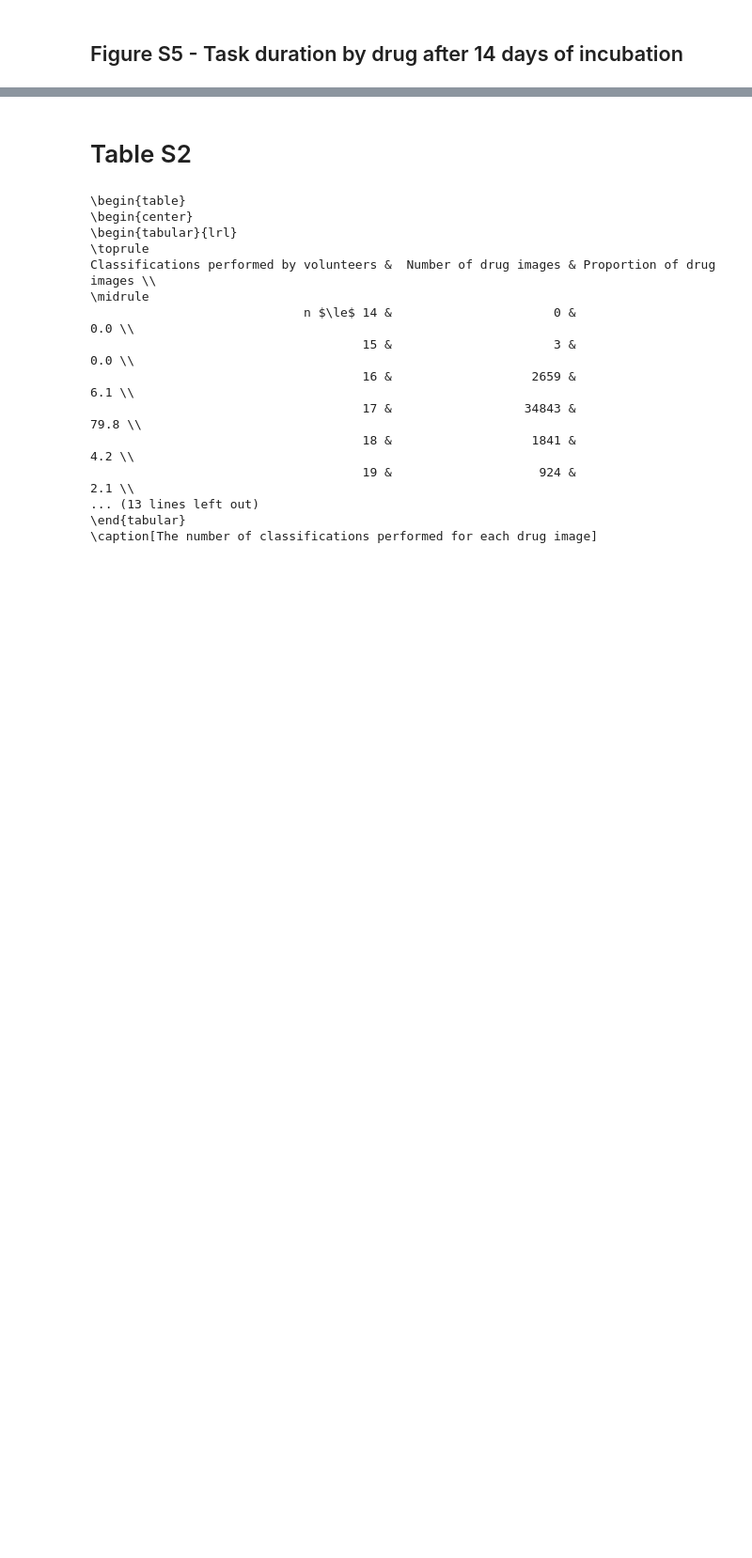
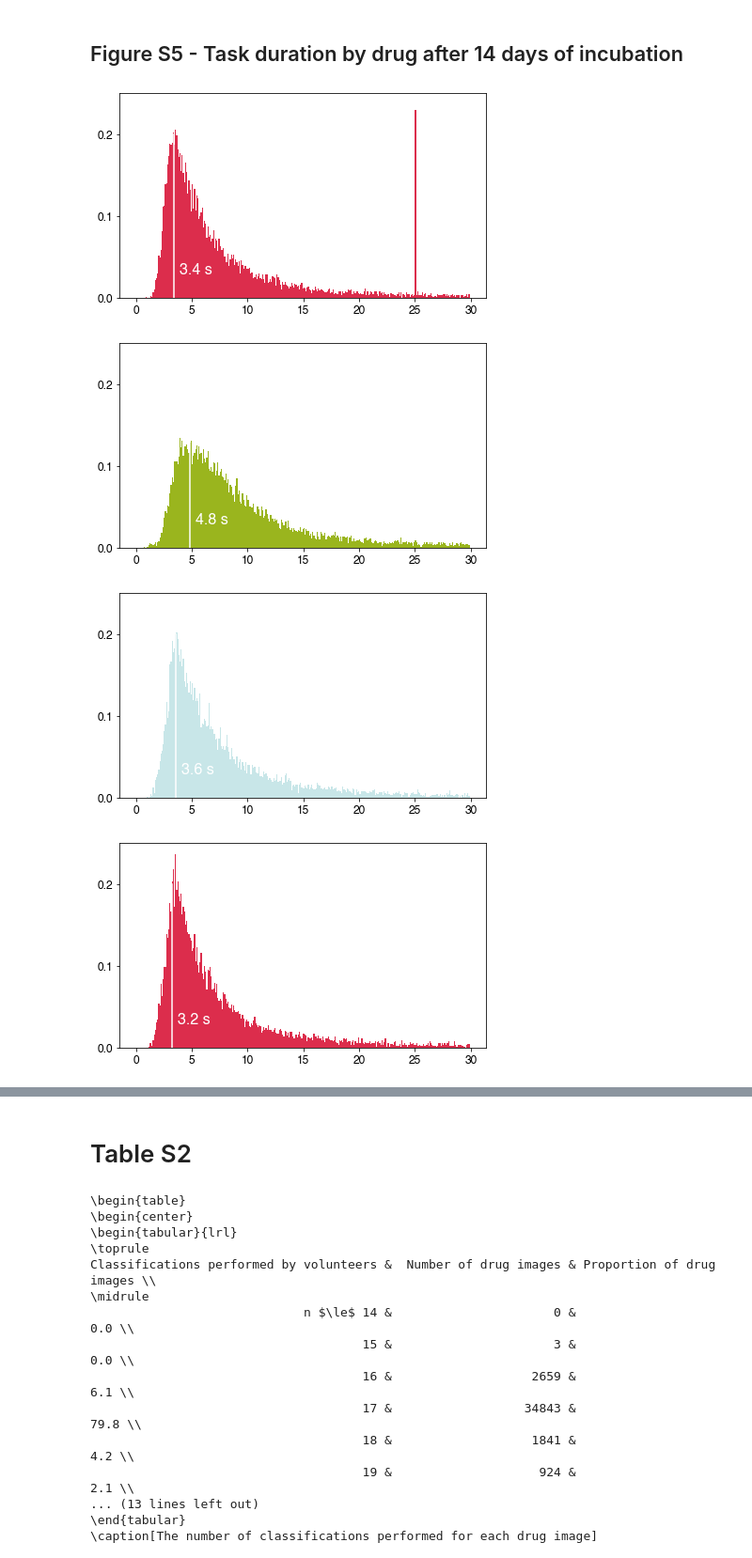
Before and after one commit to fowler-lab/bashthebug-consensus-dataset, a Jupyter notebook: recreate-figures-and-tables.ipynb, the cells around one changed output, grey strips where cells are left out. Shown at 94% size. Cells and saved outputs as stored; diff of their text form; code cells hidden in the pictures; blank space fills up the shorter version.

```diff
--- a/recreate-figures-and-tables.ipynb
+++ b/recreate-figures-and-tables.ipynb
@@ -339,35 +340,42 @@ for reading_day in [7,10,14,21]:
 # %% [markdown]
 ## Figure S5 - Task duration by drug after 14 days of incubation
 # %%
-colours=['#dc2d4c','#9ab51e','#c8e6e8']
+CLASSIFICATIONS.reset_index(inplace=True)
+
+colours=list(bashthebug_colours.values())
 
 counter=0
 
 path=pathlib.Path.cwd() / 'pdf' / '14' / 'duration'
 path.mkdir(parents=True,exist_ok=True)
 
 for drug in DRUG_LIST:
 
     if drug=='POS':
         continue
 
     df=copy.deepcopy(CLASSIFICATIONS.loc[(CLASSIFICATIONS.READINGDAY==14) & (CLASSIFICATIONS.DRUG==drug)])
 
     graph,axes=plt.subplots(1,1,figsize=(7,4))
     a=axes.hist(df.TASK_DURATION,bins=numpy.arange(0,30,0.1),density=True,color=colours[counter % 3])
     axes.set_ylim([0,0.25])
     axes.set_yticks([0,0.1,0.2])
 
     df['TASK_DURATION_BIN']=pandas.cut(df.TASK_DURATION,bins=numpy.arange(0,30,0.2),labels=False,retbins=False)
     duration_mode=df.TASK_DURATION_BIN.mode()/5
     if len(duration_mode)>1:
         duration_mode=duration_mode[0]
     axes.plot([duration_mode,duration_mode],[0,0.2],color='white')
     axes.text(duration_mode+0.5,0.03,str(float(duration_mode))+" s",color='white',weight='bold',fontsize=16)
     counter+=1
 
     filename='hist-task-duration-'+drug+'.pdf'
 
     graph.savefig(path / filename)
 
-    plt.close()
+CLASSIFICATIONS.set_index(['PLATE','READINGDAY','DRUG'],inplace=True)
+# %% [output]
+[figure, added]
+[figure, added]
+[figure, added]
+[figure, added]
```
Also changed, not shown: parts of 20 cells of this notebook.
